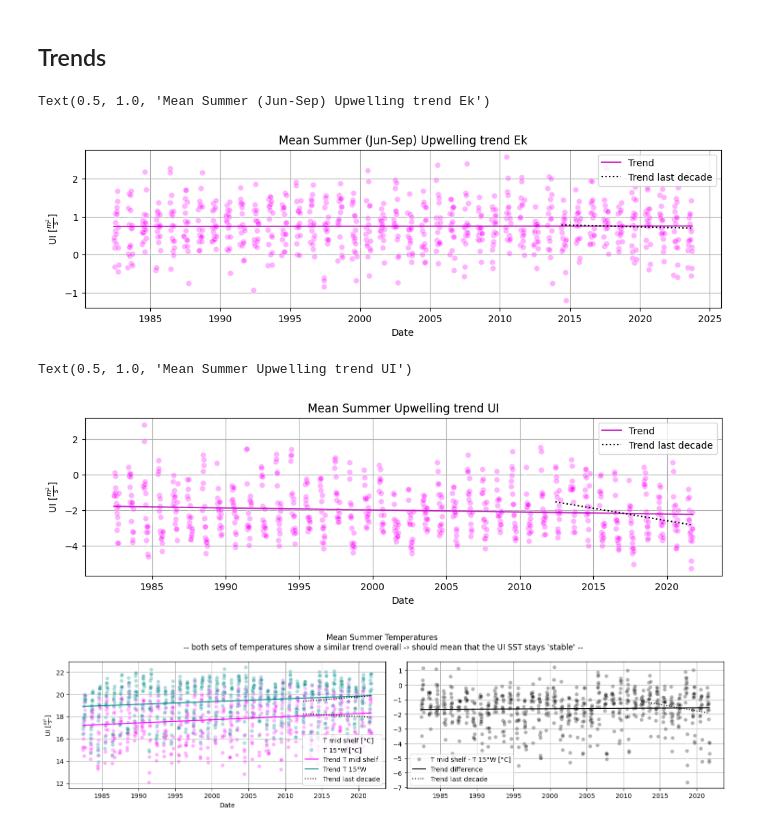
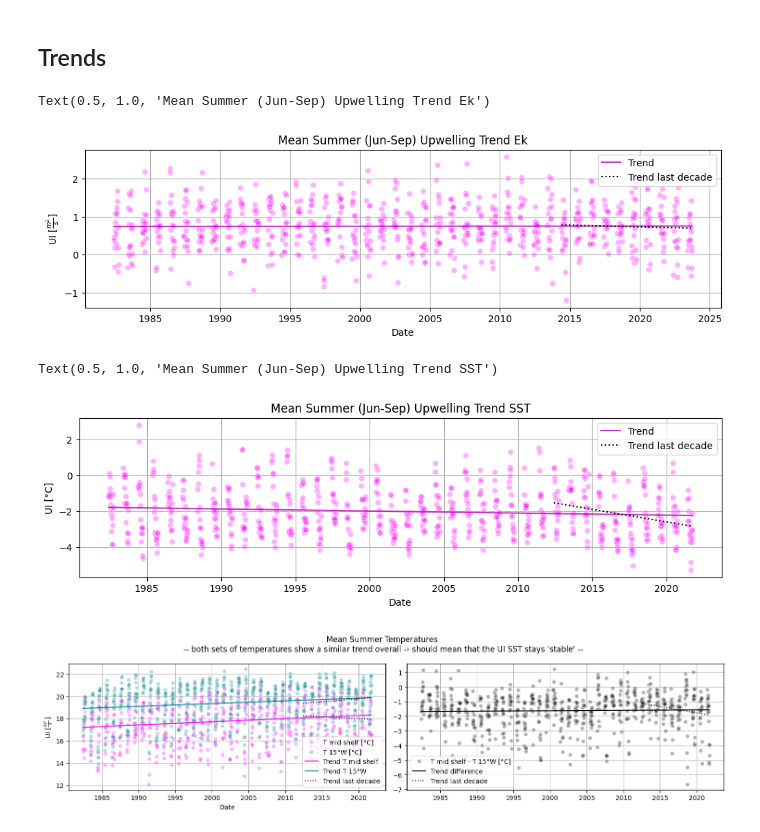
Before and after one commit to Marie-Louise-Korte/Iberian_Coast_Upwelling, a Jupyter notebook: 3_Compare_UIs.ipynb, the cells around one changed output. Cells and saved outputs as stored; diff of their text form; code cells hidden in the pictures.

```diff
--- a/3_Compare_UIs.ipynb
+++ b/3_Compare_UIs.ipynb
@@ -303,9 +305,9 @@ plt.plot(dates.num2date(x_fit_10), fit_10(x_fit_10), "k:", alpha = 1, label = 'T
 
 plt.legend()
 plt.grid()
-plt.title('Mean Summer (Jun-Sep) Upwelling trend Ek')
+plt.title('Mean Summer (Jun-Sep) Upwelling Trend Ek')
 # %% [output]
-Text(0.5, 1.0, 'Mean Summer (Jun-Sep) Upwelling trend Ek')
+Text(0.5, 1.0, 'Mean Summer (Jun-Sep) Upwelling Trend Ek')
 [figure]
 # %%
 # get values for the trend line analysis
@@ -313,37 +315,37 @@ fig = plt.figure(figsize = (12, 3))
 
 x_dates = UI_SST_summer.time
 x_num = dates.date2num(x_dates)
 x_num_10 = x_num[-180:-1]
 
 y = UI_SST_summer.UI_mean
 
 # calculate a fit line
 trend = np.polyfit(x_num, y, 1)
 fit = np.poly1d(trend)
 
 # calculate fitline only for past decade
 trend_10 = np.polyfit(x_num_10, y[-180:-1], 1)
 fit_10 = np.poly1d(trend_10)
 
 # general plot
 plt.plot(x_dates, y, marker = 'o', markerfacecolor = 'magenta', alpha = 0.3, color = 'white')
 plt.xlabel('Date')
-plt.ylabel(r'UI [$\frac{m^2}{s}$]')
+plt.ylabel(r'UI [°C]')
 
 # get the input numbers for the fit line and convert the numbers back to dates
 x_fit = np.linspace(x_num.min(), x_num.max())
 plt.plot(dates.num2date(x_fit), fit(x_fit), "m-", alpha = 0.8, label = 'Trend')
 
 # last 10 years
 x_fit_10 = np.linspace(x_num_10.min(), x_num_10.max())
 plt.plot(dates.num2date(x_fit_10), fit_10(x_fit_10), "k:", alpha = 1, label = 'Trend last decade')
 
 plt.legend()
 plt.grid()
-plt.title('Mean Summer Upwelling trend UI')
+plt.title('Mean Summer (Jun-Sep) Upwelling Trend SST')
 # %% [output]
-Text(0.5, 1.0, 'Mean Summer Upwelling trend UI')
+Text(0.5, 1.0, 'Mean Summer (Jun-Sep) Upwelling Trend SST')
-[figure, old version]
+[figure, new version]
 # %%
 # get values for the trend line analysis
 fig, (ax1, ax2) = plt.subplots(1,2, figsize = (15, 4))
```
Also changed, not shown: parts of 16 cells of this notebook.
